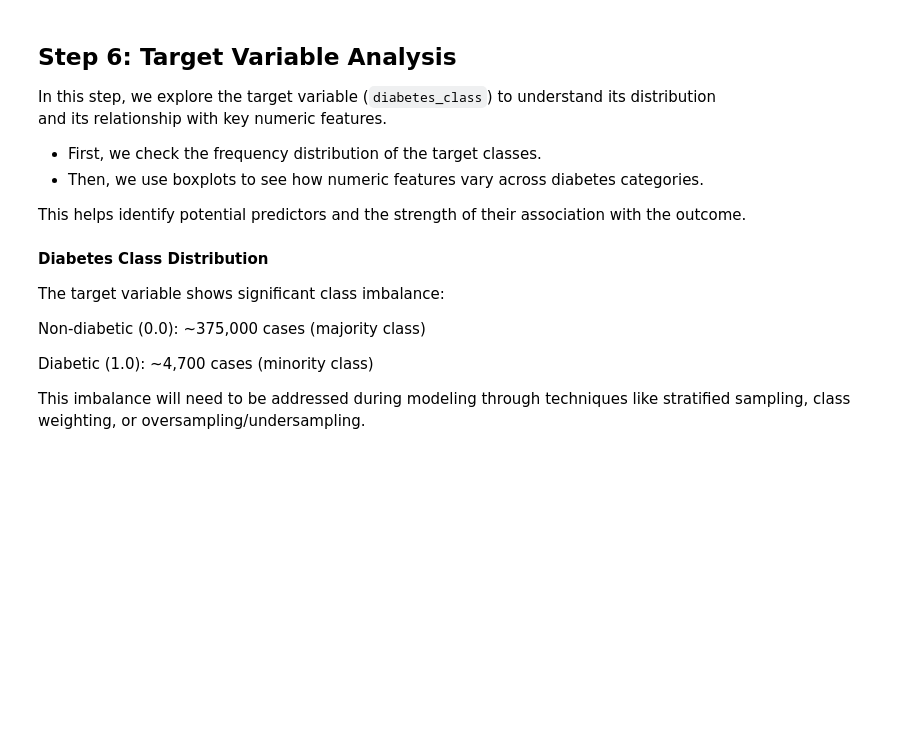
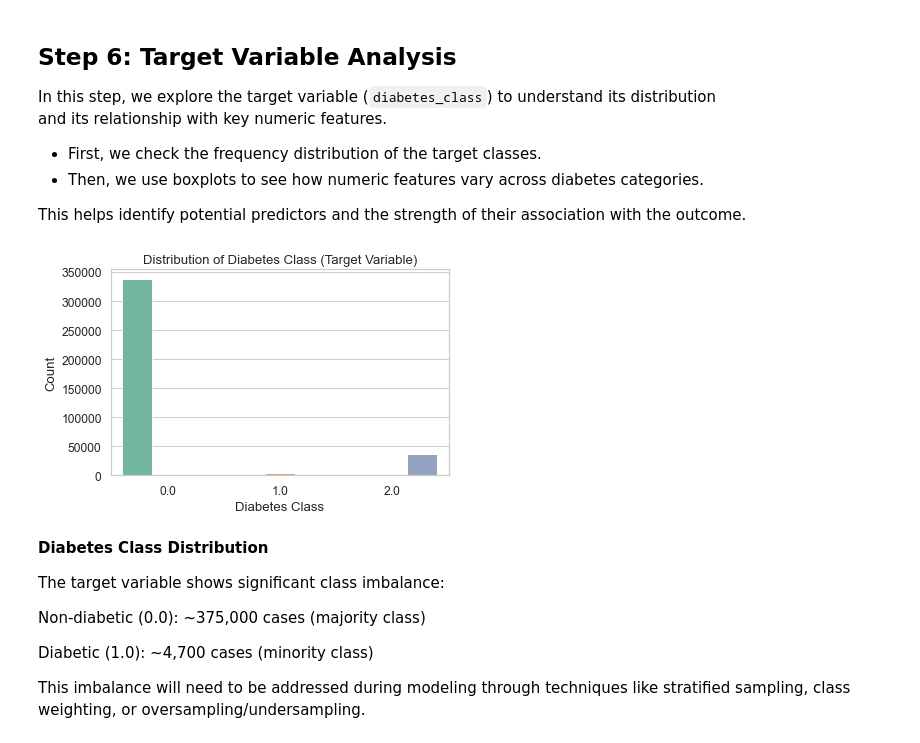
Before and after one commit to OndiekiFrank/type2-diabetes-early-detection-ai-agent, a Jupyter notebook: Notebooks/type2_diabetes_ai_agent.ipynb, the cells around one changed output. Saved outputs shown, nothing was run; the diff lists cells and outputs as text; code cells hidden in the pictures; blank space fills up the shorter version.

```diff
--- a/Notebooks/type2_diabetes_ai_agent.ipynb
+++ b/Notebooks/type2_diabetes_ai_agent.ipynb
@@ -1657,15 +1681,28 @@ This helps identify potential predictors and the strength of their association w
 # %%
 # Step 6: Target Variable Distribution
 import seaborn as sns
 import matplotlib.pyplot as plt
 
 plt.figure(figsize=(6, 4))
-sns.countplot(x='diabetes_class', data=df, hue='diabetes_class', palette="Set2", legend=False)
+
+sns.countplot(
+    x='diabetes_class',
+    data=df,
+    hue='diabetes_class',   # adds color distinction for each class
+    palette="Set2"
+)
 
 plt.title("Distribution of Diabetes Class (Target Variable)")
 plt.xlabel("Diabetes Class")
 plt.ylabel("Count")
+
+# Remove redundant legend
+plt.legend().remove()
+
+plt.tight_layout()
 plt.show()
+# %% [output]
+[figure, added]
 # %% [markdown]
 **Diabetes Class Distribution**
 
```
Also changed, not shown: parts of 14 cells of this notebook.
